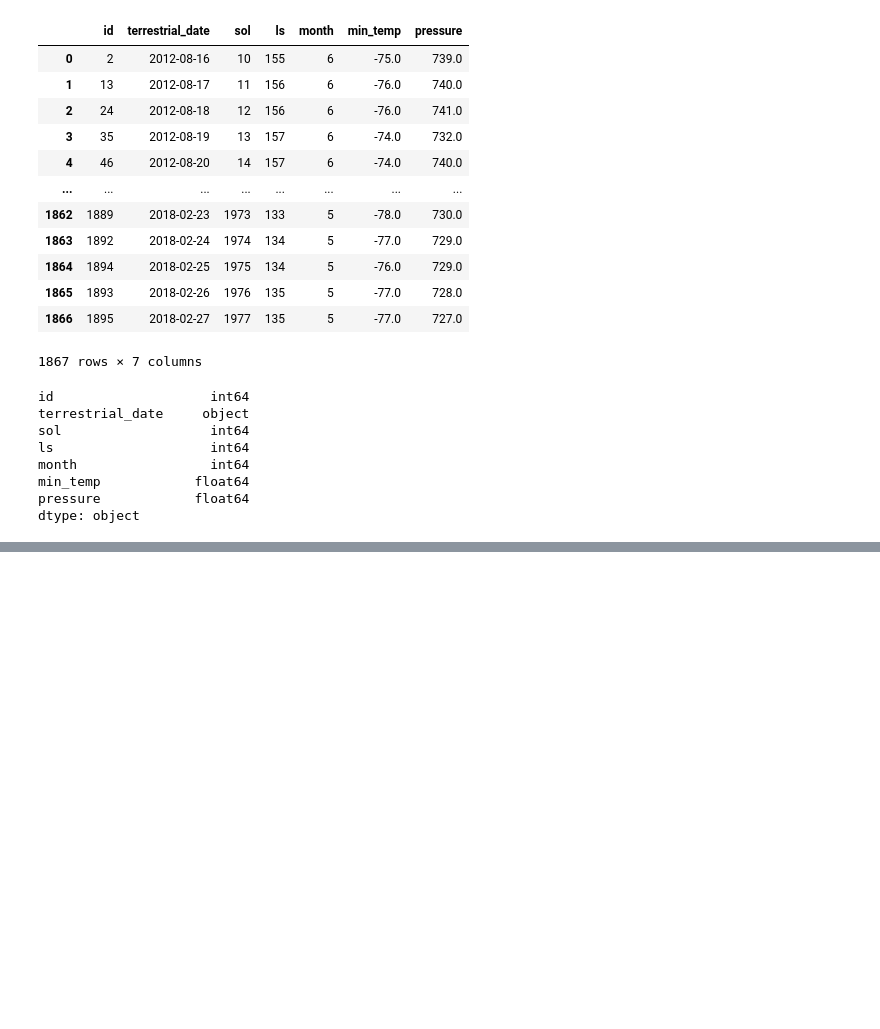
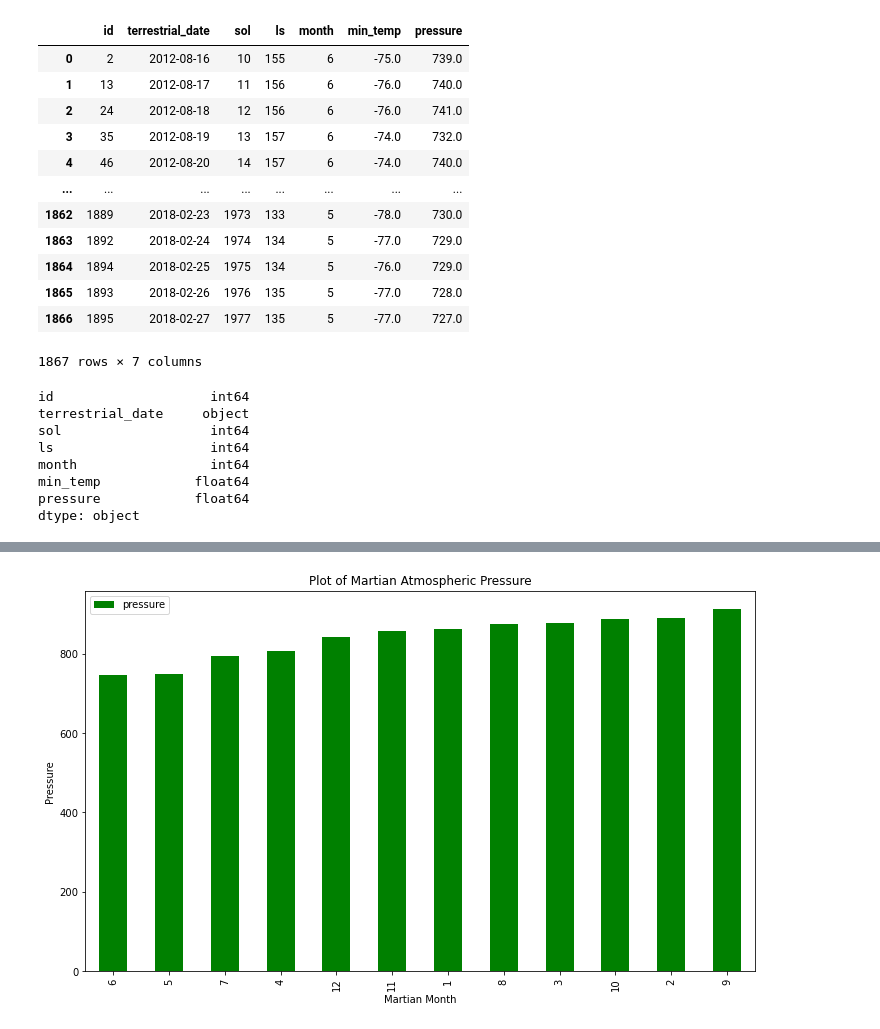
Before and after one commit to nnamdiilokah/Mission-to-Mars, a Jupyter notebook: mars_data_challenge_part_2.ipynb, the cells around one changed output, grey strips where cells are left out. Cells and saved outputs as stored; diff of their text form; code cells hidden in the pictures; blank space fills up the shorter version.

```diff
--- a/mars_data_challenge_part_2.ipynb
+++ b/mars_data_challenge_part_2.ipynb
@@ -51,0 +120,4 @@ dtype: object
+# %%
+#Which months have the lowest and the highest atmospheric pressure on Mars?
+pressure_df = mars_weather_df.groupby("month").mean()[['pressure']].sort_values(by=['pressure'])
+pressure_df
@@ -51,0 +139,11 @@ dtype: object
+# %%
+# Create a bar chart based off of the group series from before
+pressure_df_bar = pressure_df.plot(kind='bar',figsize =(12,7), color = "g", title ="Plot of Martian Atmospheric Pressure")
+
+# Set the xlabel and ylabel using class methods
+pressure_df_bar.set_xlabel("Martian Month")
+pressure_df_bar.set_ylabel("Pressure")
+
+plt.show()
+# %% [output]
+[figure, added]
```
Also changed, not shown: parts of 10 cells of this notebook.
